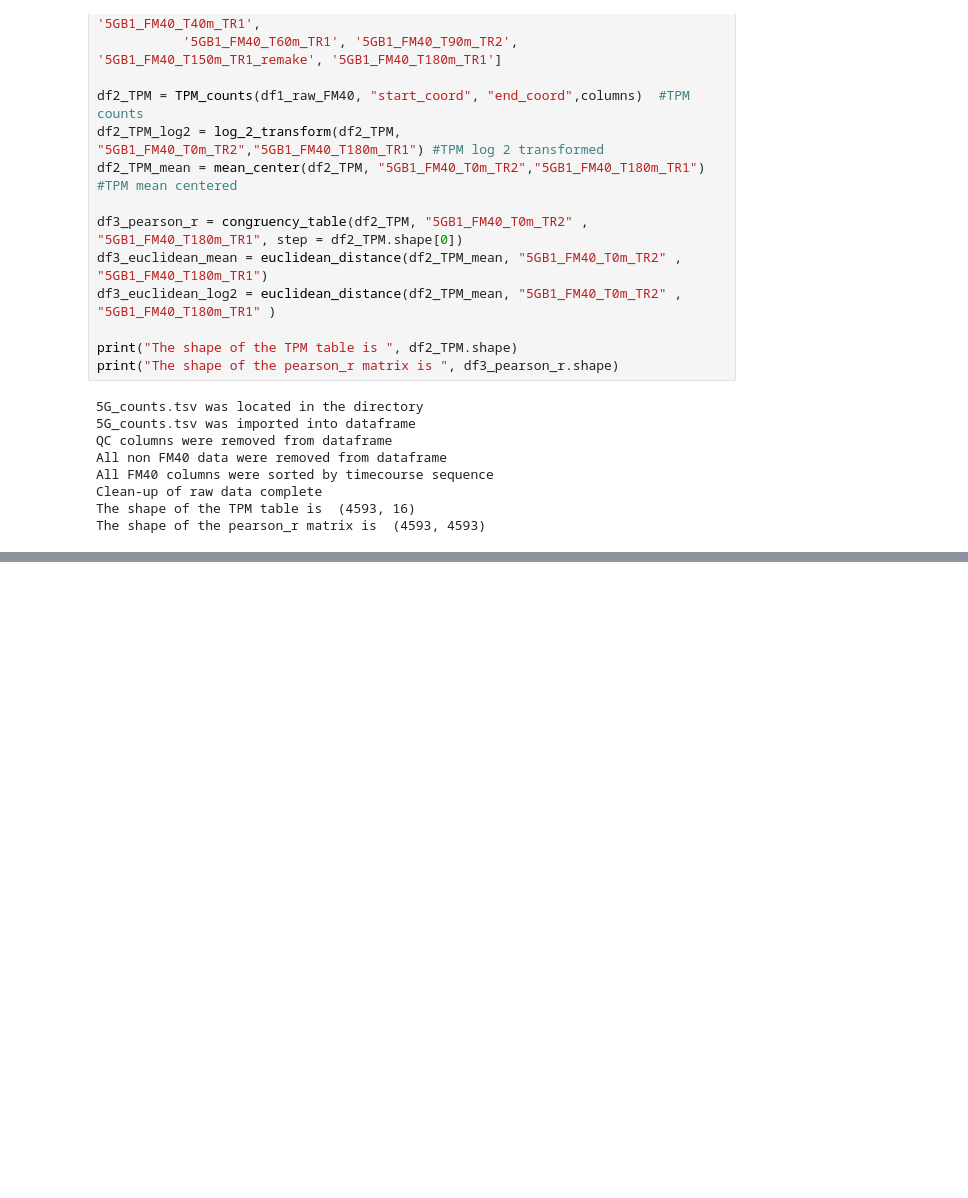
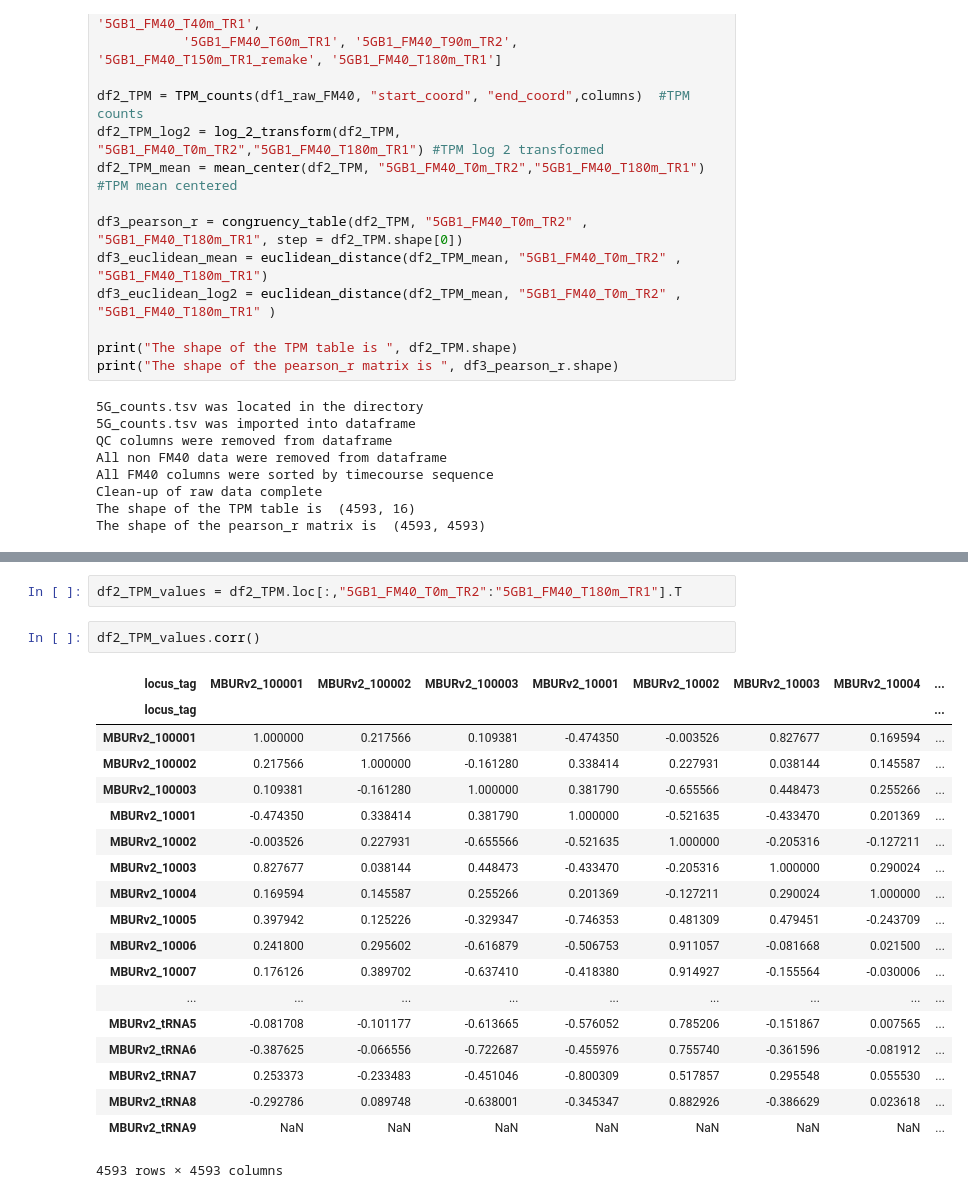
Before and after one commit to JiayuanGuo/Cu_transition_time_course-, a Jupyter notebook: Cu_transition_transcriptomics.ipynb, the cells around one changed output, grey strips where cells are left out. Saved outputs shown, nothing was run; the diff lists cells and outputs as text; blank space fills up the shorter version.

```diff
--- a/Cu_transition_transcriptomics.ipynb
+++ b/Cu_transition_transcriptomics.ipynb
@@ -307,0 +333,24 @@ The shape of the pearson_r matrix is  (4593, 4593)
+# %%
+df2_TPM_values = df2_TPM.loc[:,"5GB1_FM40_T0m_TR2":"5GB1_FM40_T180m_TR1"].T
+# %%
+df2_TPM_values.corr()
+# %% [output]
+| locus_tag | MBURv2_100001 | MBURv2_100002 | MBURv2_100003 | MBURv2_10001 | MBURv2_10002 | MBURv2_10003 | MBURv2_10004 | ... |
+| locus_tag |  |  |  |  |  |  |  | ... |
+| MBURv2_100001 | 1.000000 | 0.217566 | 0.109381 | -0.474350 | -0.003526 | 0.827677 | 0.169594 | ... |
+| MBURv2_100002 | 0.217566 | 1.000000 | -0.161280 | 0.338414 | 0.227931 | 0.038144 | 0.145587 | ... |
+| MBURv2_100003 | 0.109381 | -0.161280 | 1.000000 | 0.381790 | -0.655566 | 0.448473 | 0.255266 | ... |
+| MBURv2_10001 | -0.474350 | 0.338414 | 0.381790 | 1.000000 | -0.521635 | -0.433470 | 0.201369 | ... |
+| MBURv2_10002 | -0.003526 | 0.227931 | -0.655566 | -0.521635 | 1.000000 | -0.205316 | -0.127211 | ... |
+| MBURv2_10003 | 0.827677 | 0.038144 | 0.448473 | -0.433470 | -0.205316 | 1.000000 | 0.290024 | ... |
+| MBURv2_10004 | 0.169594 | 0.145587 | 0.255266 | 0.201369 | -0.127211 | 0.290024 | 1.000000 | ... |
+| MBURv2_10005 | 0.397942 | 0.125226 | -0.329347 | -0.746353 | 0.481309 | 0.479451 | -0.243709 | ... |
+| MBURv2_10006 | 0.241800 | 0.295602 | -0.616879 | -0.506753 | 0.911057 | -0.081668 | 0.021500 | ... |
+| MBURv2_10007 | 0.176126 | 0.389702 | -0.637410 | -0.418380 | 0.914927 | -0.155564 | -0.030006 | ... |
+| ... | ... | ... | ... | ... | ... | ... | ... | ... |
+| MBURv2_tRNA5 | -0.081708 | -0.101177 | -0.613665 | -0.576052 | 0.785206 | -0.151867 | 0.007565 | ... |
+| MBURv2_tRNA6 | -0.387625 | -0.066556 | -0.722687 | -0.455976 | 0.755740 | -0.361596 | -0.081912 | ... |
+| MBURv2_tRNA7 | 0.253373 | -0.233483 | -0.451046 | -0.800309 | 0.517857 | 0.295548 | 0.055530 | ... |
+| MBURv2_tRNA8 | -0.292786 | 0.089748 | -0.638001 | -0.345347 | 0.882926 | -0.386629 | 0.023618 | ... |
+| MBURv2_tRNA9 | NaN | NaN | NaN | NaN | NaN | NaN | NaN | ... |
+4593 rows × 4593 columns
```
Also changed, not shown: parts of 2 cells of this notebook.
